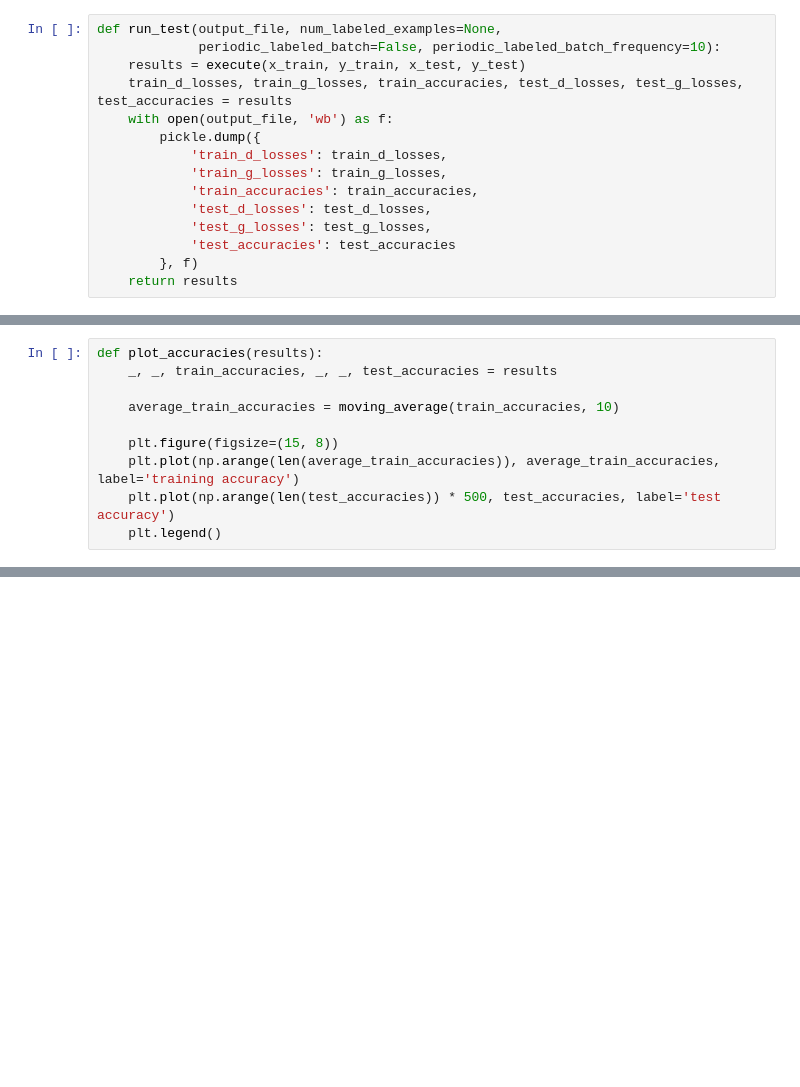
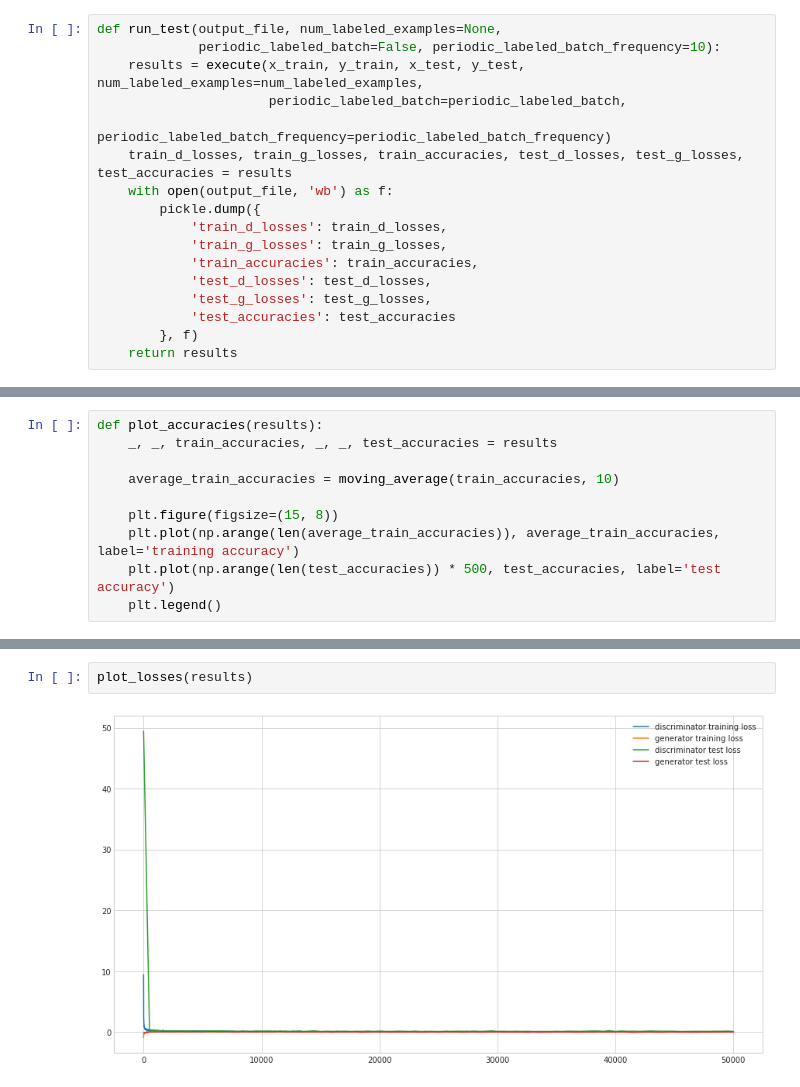
Before and after one commit to mlw214/EN.605.724-Project, a Jupyter notebook: Coulomb GAN.ipynb, the cells around one changed output, grey strips where cells are left out. Cells and saved outputs as stored; diff of their text form; blank space fills up the shorter version.

```diff
--- a/Coulomb GAN.ipynb
+++ b/Coulomb GAN.ipynb
@@ -243,7 +281,9 @@ def execute(x_train, y_train, x_test, y_test,
 # %%
 def run_test(output_file, num_labeled_examples=None,
              periodic_labeled_batch=False, periodic_labeled_batch_frequency=10):
-    results = execute(x_train, y_train, x_test, y_test)
+    results = execute(x_train, y_train, x_test, y_test, num_labeled_examples=num_labeled_examples,
+                      periodic_labeled_batch=periodic_labeled_batch,
+                      periodic_labeled_batch_frequency=periodic_labeled_batch_frequency)
     train_d_losses, train_g_losses, train_accuracies, test_d_losses, test_g_losses, test_accuracies = results
     with open(output_file, 'wb') as f:
         pickle.dump({
@@ -282,0 +341,4 @@ results = run_test('coulomb-gan-all.pkl')
+# %%
+plot_losses(results)
+# %% [output]
+[figure, added]
```
Also changed, not shown: parts of 16 cells of this notebook, 10 other files.
